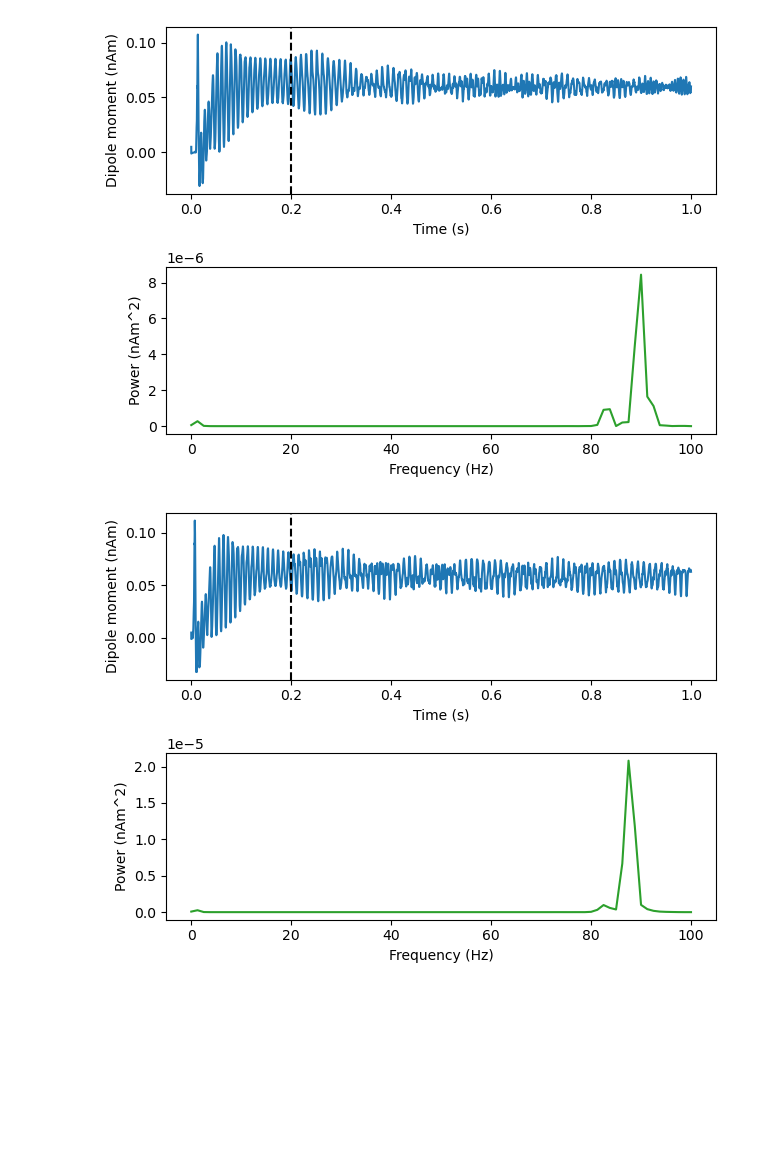
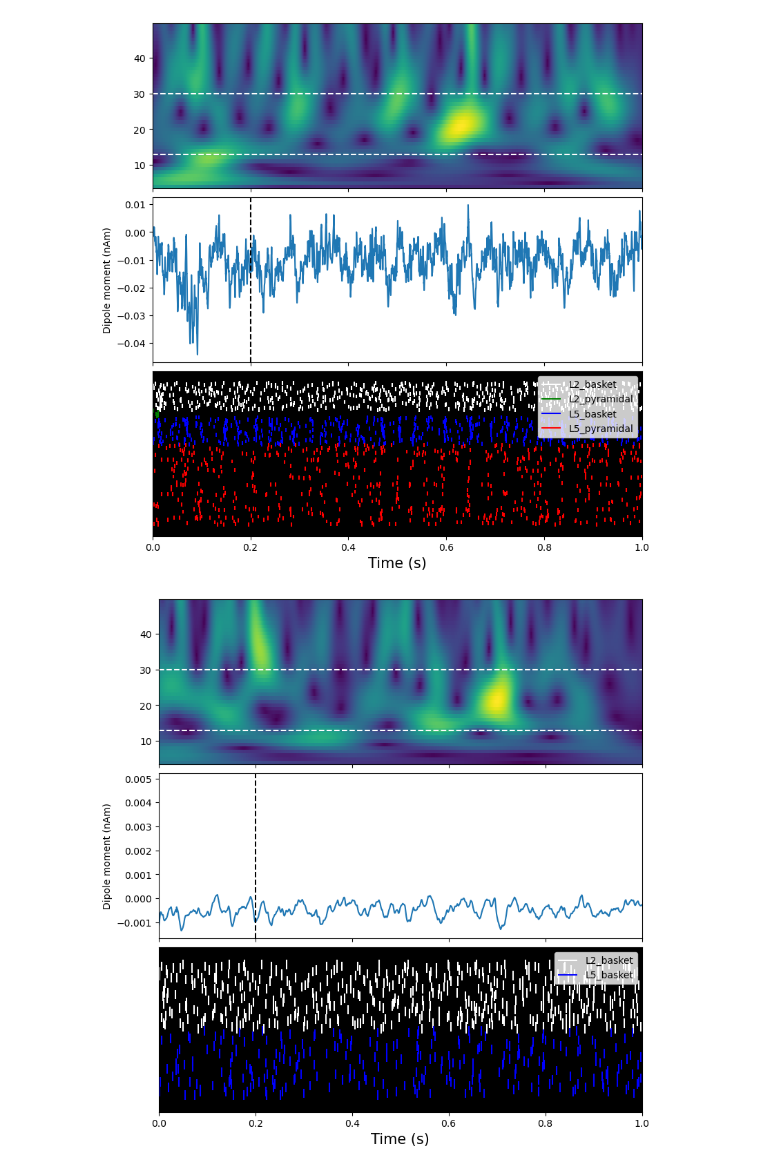
Before and after one commit to ntolley/hnn_latent, a Jupyter notebook: notebooks/excitation_propogation.ipynb, the cells around one changed output. Saved outputs shown, nothing was run; the diff lists cells and outputs as text; code cells hidden in the pictures; blank space fills up the shorter version.

```diff
--- a/notebooks/excitation_propogation.ipynb
+++ b/notebooks/excitation_propogation.ipynb
@@ -56,3 +63,10 @@ Warning: no DISPLAY environment variable.
 # %%
-_ = plt.plot(times, dpl[:10,:].T)
+plt.figure(figsize=(12,8))
+for sim_idx in range(10):
+    sig = dpl[sim_idx, mask] - np.mean(dpl[sim_idx, mask])
+    sig = sig / np.std(sig)
+    _ = plt.plot(times[mask], sig + (4 * sim_idx))
+# plt.xlabel('Time (s)', fontsize=15)
+# plt.ylabel('Dipole', fontsize=15)
+plt.axis('off')
 # %% [output]
@@ -83,20 +124,28 @@ _ = plt.hist(beta_ratio, bins=100)
 # %%
-for sim_idx in ratio_sort[-10:]:
+freqs = np.arange(4,50,1)
+x_tick_pos = np.linspace(0, times.size, 5)
+x_ticks = np.round(np.linspace(times[0], times[-1], 5), 2)
+for sim_idx in ratio_sort[20:25]:
+    fig, axes = plt.subplots(3, 1, sharex=True, figsize=(8, 8),constrained_layout=True)
+
     sig = dpl[sim_idx,:]
+    spike_times_trial = np.array(spike_times[sim_idx]) / 1000
+    spike_gids_trial = np.array(spike_gids[sim_idx])
+    spike_types_trial = np.array(list(map(gid_to_type, spike_gids_trial)))
 
-    plt.figure()
-    plt.subplot(2,1,1)
-    plt.plot(times, sig)
-    plt.xlabel('Time (s)')
-    plt.ylabel('Dipole moment (nAm)')
-    plt.axvline(0.2, color='k', linestyle='--')
+    mwt = compute_wavelet_transform(sig, fs, freqs, n_cycles=4)
+    power = np.abs(mwt)
+    axes[0].pcolormesh(times, freqs, power)
+    axes[0].axhline(13, color='w', linestyle='--')
+    axes[0].axhline(30, color='w', linestyle='--')
 
-    plt.subplot(2,1,2)
-    plt.plot(freqs,powers[sim_idx,:], color='C2')
-    plt.xlabel('Frequency (Hz)')
-    plt.ylabel('Power (nAm^2)')
 
-    plt.tight_layout()
+    axes[1].plot(times, sig)
+    axes[1].set_ylabel('Dipole moment (nAm)')
+    axes[1].axvline(0.2, color='k', linestyle='--')
+
+    plot_spikes_raster(spike_times_trial, spike_gids_trial, spike_types_trial, gid_ranges, ax=axes[2])
+    axes[2].set_xlabel('Time (s)', fontsize=15)
 # %% [output]
-[figure, old version]
+[figure, new version]
-[figure, old version]
+[figure, new version]
```
Also changed, not shown: parts of 11 cells of this notebook.
